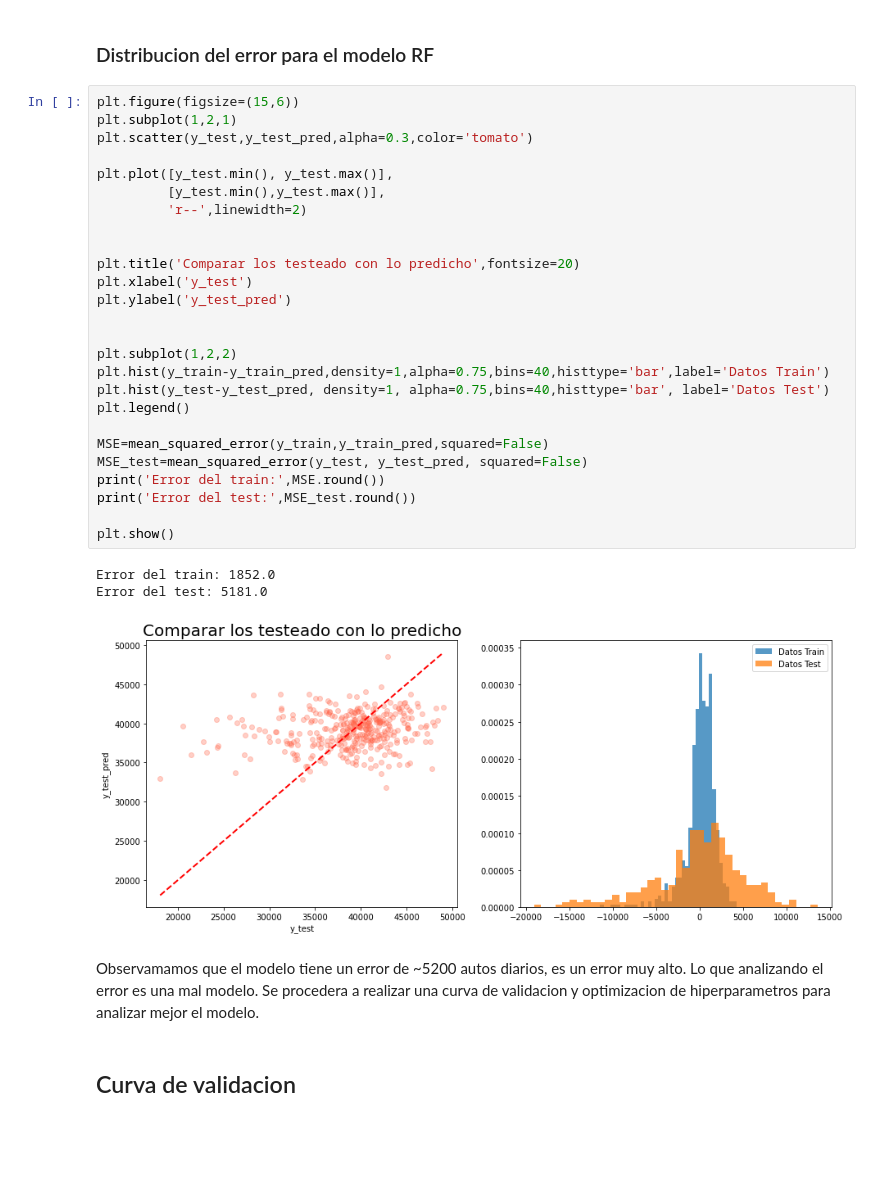
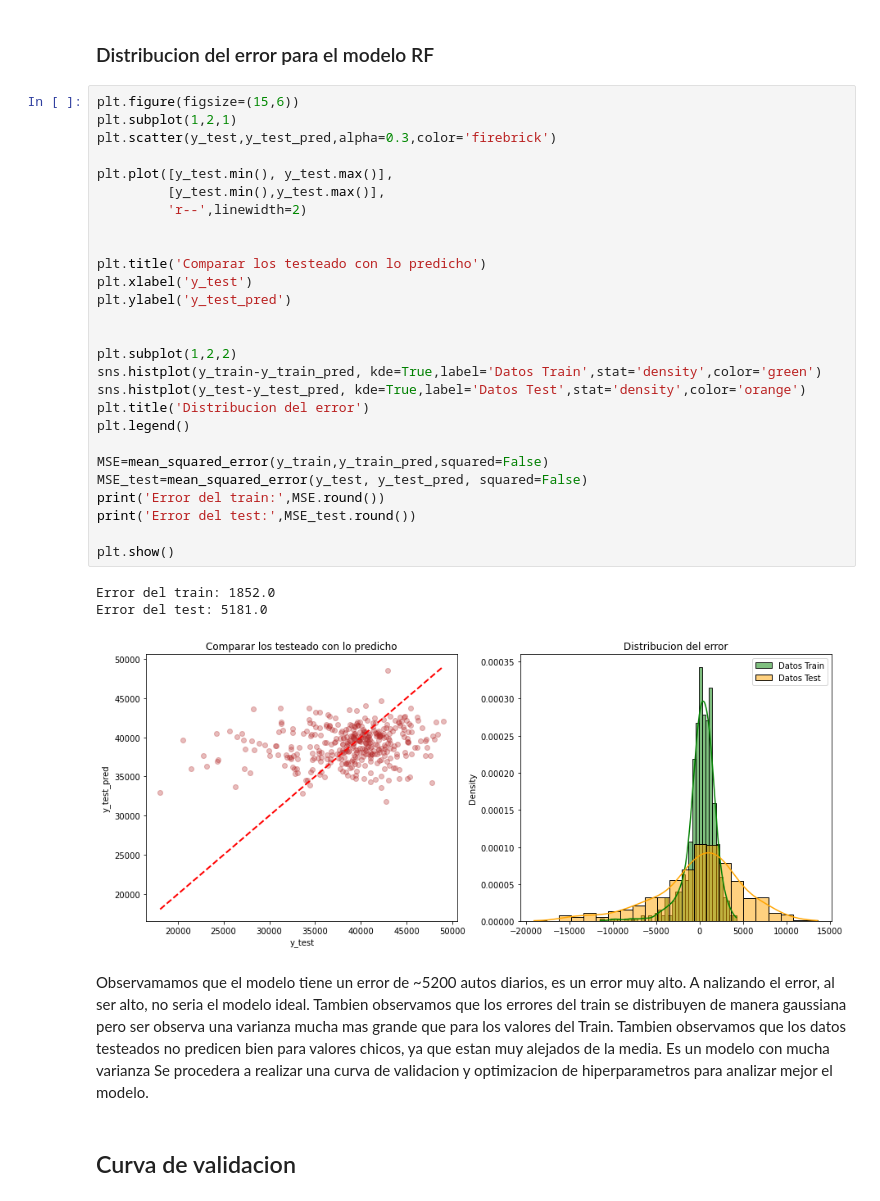
Before and after one commit to francoargn/Data_Science, a Jupyter notebook: DS_Proyecto_03_ST.ipynb, the cells around one changed output. Saved outputs shown, nothing was run; the diff lists cells and outputs as text; blank space fills up the shorter version.

```diff
--- a/DS_Proyecto_03_ST.ipynb
+++ b/DS_Proyecto_03_ST.ipynb
@@ -794,35 +796,38 @@ plt.show()
 # %%
 plt.figure(figsize=(15,6))
 plt.subplot(1,2,1)
-plt.scatter(y_test,y_test_pred,alpha=0.3,color='tomato')
+plt.scatter(y_test,y_test_pred,alpha=0.3,color='firebrick')
 
 plt.plot([y_test.min(), y_test.max()],
          [y_test.min(),y_test.max()],
          'r--',linewidth=2)
 
 
-plt.title('Comparar los testeado con lo predicho',fontsize=20)
+plt.title('Comparar los testeado con lo predicho')
 plt.xlabel('y_test')
 plt.ylabel('y_test_pred')
 
 
 plt.subplot(1,2,2)
-plt.hist(y_train-y_train_pred,density=1,alpha=0.75,bins=40,histtype='bar',label='Datos Train')
-plt.hist(y_test-y_test_pred, density=1, alpha=0.75,bins=40,histtype='bar', label='Datos Test')
+sns.histplot(y_train-y_train_pred, kde=True,label='Datos Train',stat='density',color='green')
+sns.histplot(y_test-y_test_pred, kde=True,label='Datos Test',stat='density',color='orange')
+plt.title('Distribucion del error')
 plt.legend()
 
 MSE=mean_squared_error(y_train,y_train_pred,squared=False)
 MSE_test=mean_squared_error(y_test, y_test_pred, squared=False)
 print('Error del train:',MSE.round())
 print('Error del test:',MSE_test.round())
 
 plt.show()
 # %% [output]
 Error del train: 1852.0
 Error del test: 5181.0
-[figure, old version]
+[figure, new version]
 # %% [markdown]
-Observamamos que el modelo tiene un error de ~5200 autos diarios, es un error muy alto. Lo que analizando el error es una mal modelo. Se procedera a realizar una curva de validacion y optimizacion de hiperparametros para analizar mejor el modelo.
+Observamamos que el modelo tiene un error de ~5200 autos diarios, es un error muy alto. A nalizando el error, al ser alto, no seria el modelo ideal.
+Tambien observamos que los errores del train se distribuyen de manera gaussiana pero ser observa una varianza mucha mas grande que para los valores del Train. Tambien observamos que los datos testeados no predicen bien para valores chicos, ya que estan muy alejados de la media. Es un modelo con mucha varianza
+Se procedera a realizar una curva de validacion y optimizacion de hiperparametros para analizar mejor el modelo.
 # %% [markdown]
 ## Curva de validacion
 # %% [markdown]
```
Also changed, not shown: parts of 41 cells of this notebook.
